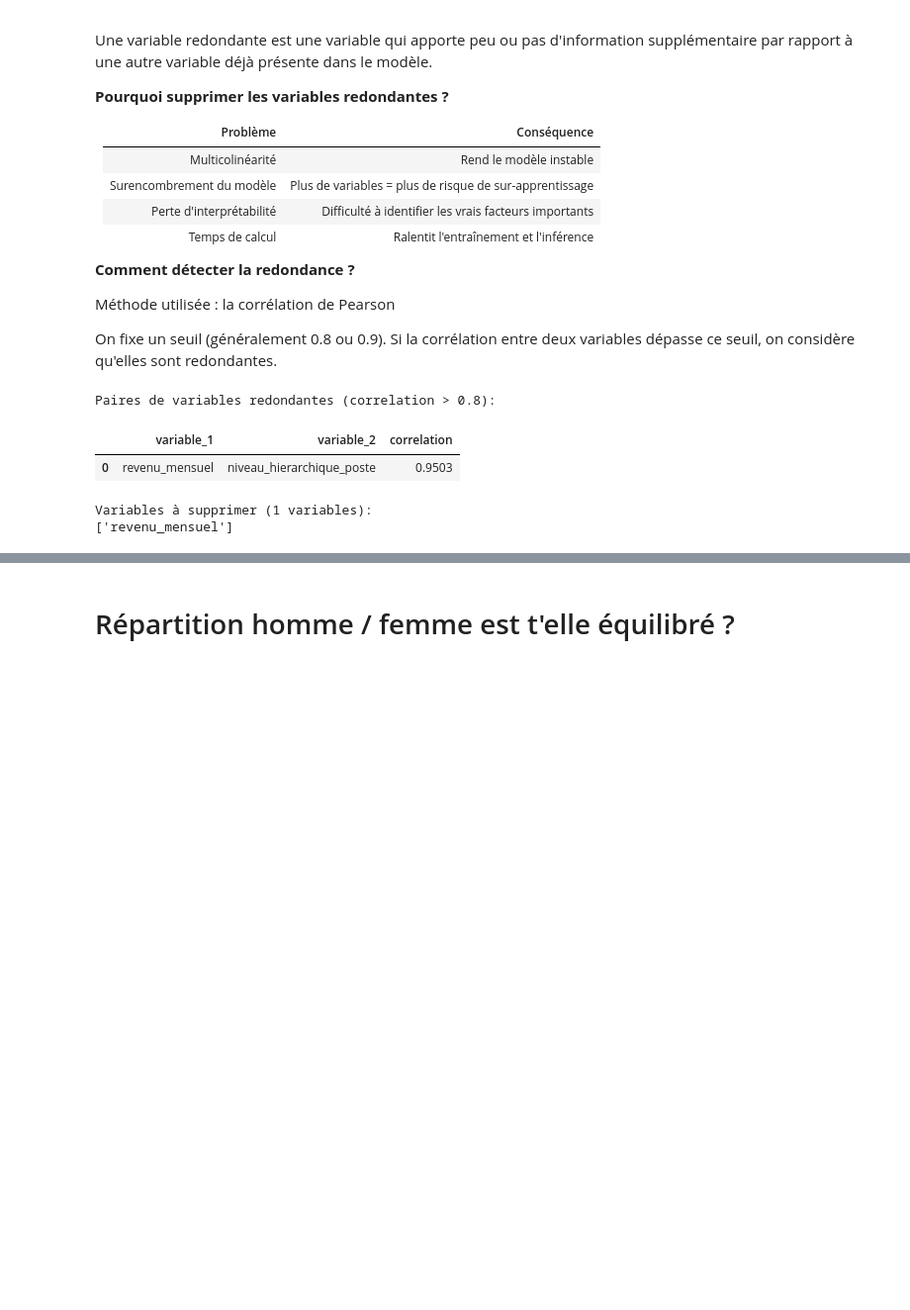
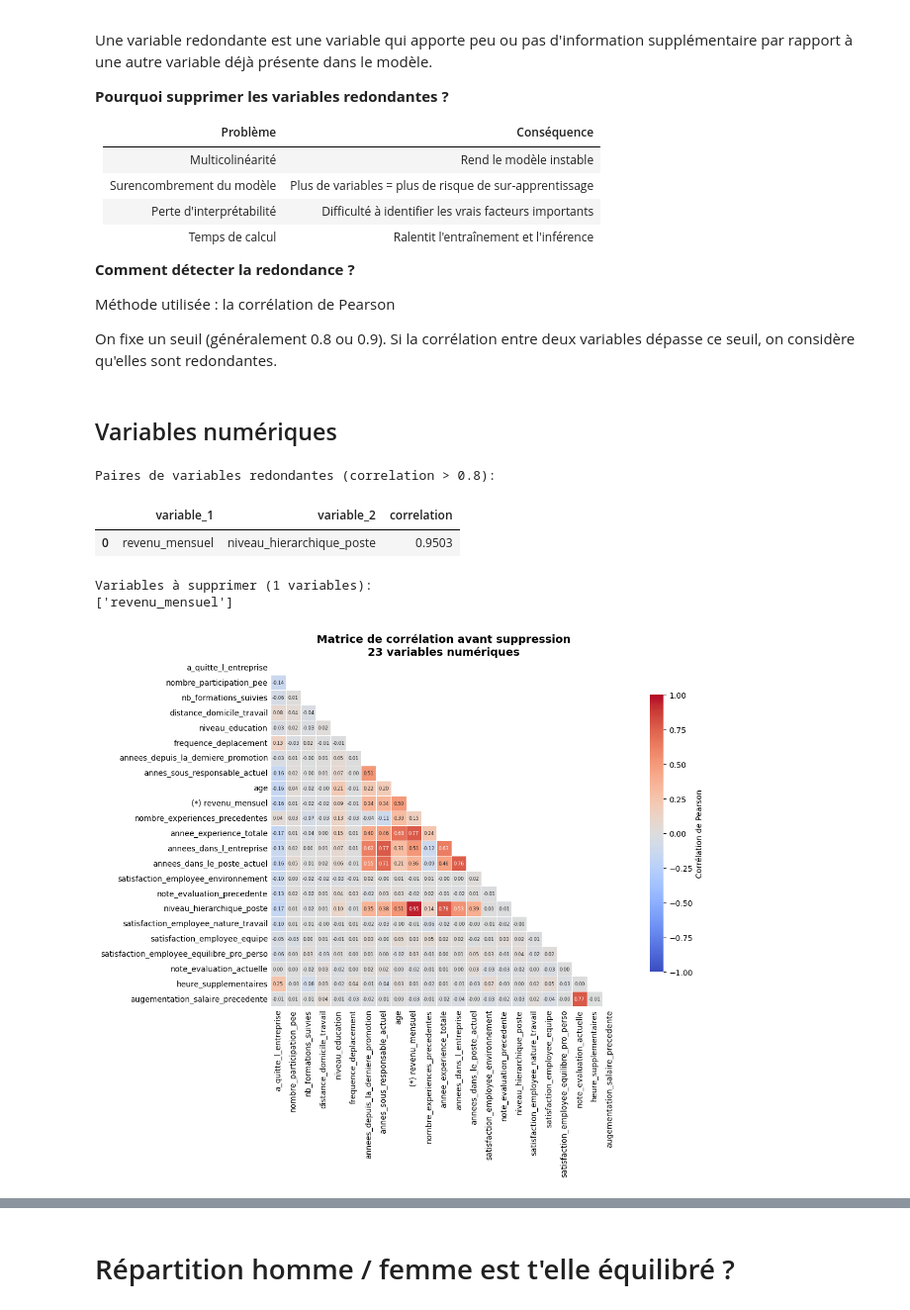
Before and after one commit to Ace4teaM/OCR-NovaTech, a Jupyter notebook: 2.exploration.ipynb, the cells around one changed output, grey strips where cells are left out. Shown at 99% size. Drawn from its saved outputs; the diff is of its cells as text; code cells hidden in the pictures; blank space fills up the shorter version.

Commit message:
Améliore l'analyse des matrices de corrélation

```diff
--- a/2.exploration.ipynb
+++ b/2.exploration.ipynb
@@ -346,3 +346,5 @@ Une variable redondante est une variable qui apporte peu ou pas d'information su
 Méthode utilisée : la corrélation de Pearson
 
 On fixe un seuil (généralement 0.8 ou 0.9). Si la corrélation entre deux variables dépasse ce seuil, on considère qu'elles sont redondantes.
+# %% [markdown]
+## Variables numériques
@@ -398,30 +479,33 @@ def identifier_variables_redondantes(df, seuil=0.8):
                     variables_a_supprimer.append(col2)
 
     # Supprimer les doublons
     variables_a_supprimer = list(set(variables_a_supprimer))
 
     df_paires = pd.DataFrame(paires_redondantes)
     df_paires = df_paires.sort_values('correlation', ascending=False)
 
     return df_paires, variables_a_supprimer
 
 #--------------------------------------------------------------------------------
 # Execution
 #--------------------------------------------------------------------------------
 try:
     df_paires_redondantes, variables_a_supprimer = identifier_variables_redondantes(df)
 
     print("Paires de variables redondantes (correlation > 0.8):")
     display(df_paires_redondantes)
 
     print(f"\nVariables à supprimer ({len(variables_a_supprimer)} variables):")
     print(variables_a_supprimer)
 
+    afficher_matrice_correlation_numerics(df, variables_a_supprimer)
+
 except KeyError as e:
     print(f"Erreur: {e}")
 # %% [output]
 Paires de variables redondantes (correlation > 0.8):
 |  | variable_1 | variable_2 | correlation |
 | 0 | revenu_mensuel | niveau_hierarchique_poste | 0.9503 |
 Variables à supprimer (1 variables):
 ['revenu_mensuel']
+[figure, added]
```
Also changed, not shown: parts of 8 cells of this notebook.
